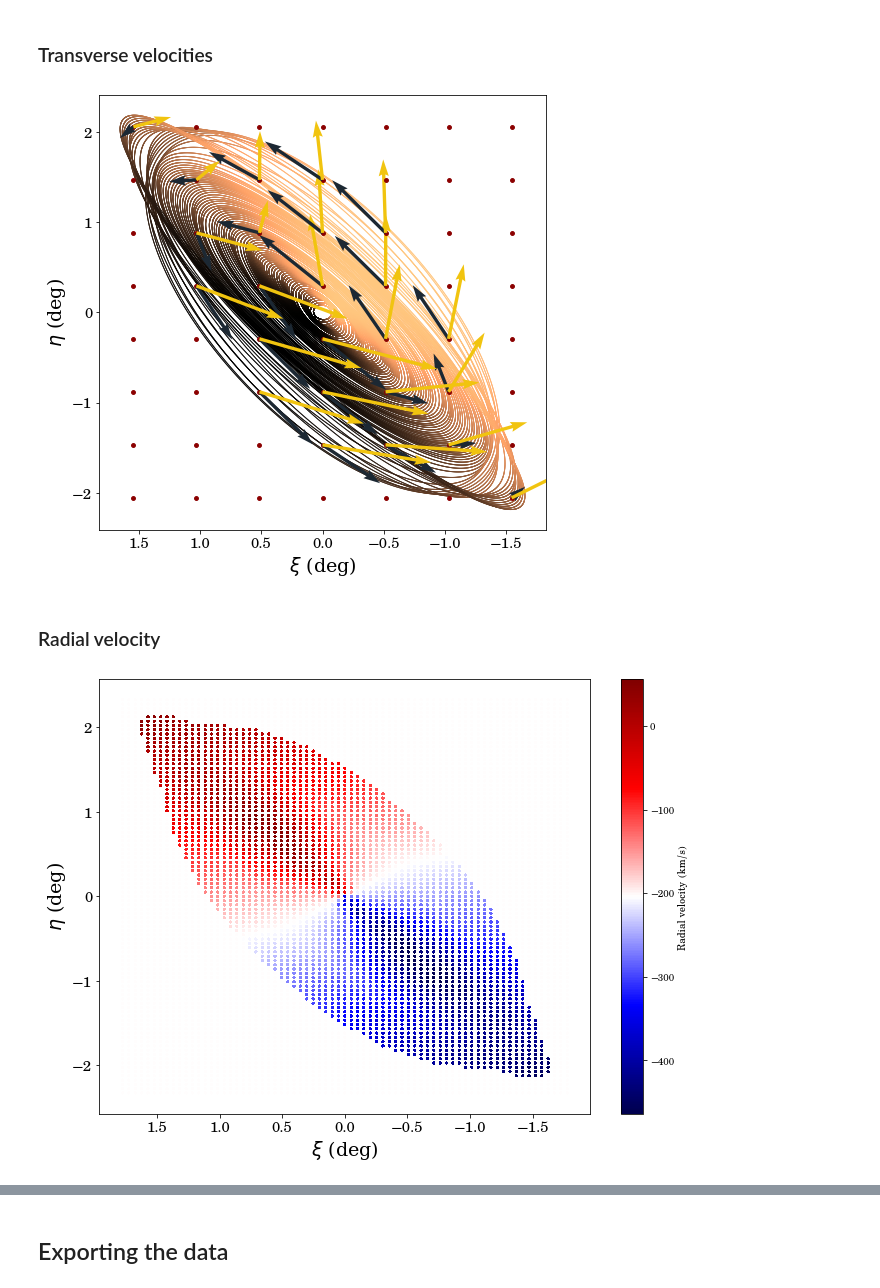
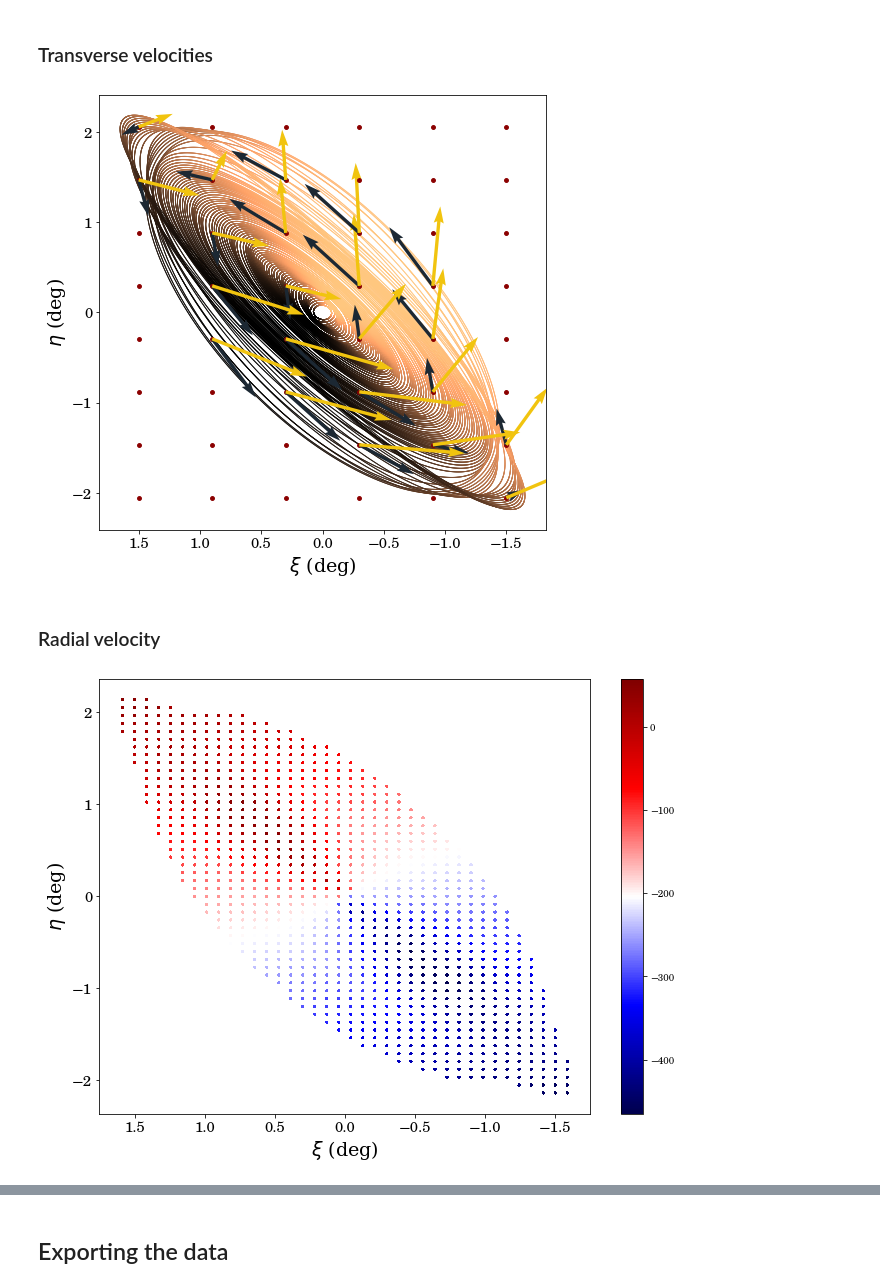
Before and after one commit to SamuelLimbo/AndromedaProperMotion, a Jupyter notebook: DiscModel.ipynb, the cells around one changed output, grey strips where cells are left out. Drawn from its saved outputs; the diff is of its cells as text; code cells hidden in the pictures.

```diff
--- a/DiscModel.ipynb
+++ b/DiscModel.ipynb
@@ -938,7 +938,7 @@ plt.show()
 We are first going to do all the previous steps over again but without plotting all the steps this time, we just want the results.
 # %%
 #Creating the mesh
-xcoord, ycoord, xedges, yedges = mesh_bins(3, 3)
+xcoord, ycoord, xedges, yedges = mesh_bins(1, 1)
 
 #Which ellipses are crossed by the points of the mesh
 EllListCrossed = []
@@ -981,7 +981,7 @@ def HelioVel(vel_list, vel_l, vel_b, vel_r):
 
     return vel
 
-B_helio = HelioVel(B, -138.77, 77.13117618777395, 203.84285669)
+B_helio = HelioVel(B, -138.77, 77.13, 203.84)
 # %% [markdown]
 ### Transverse velocities
 # %%
@@ -1003,38 +1003,42 @@ plt.yticks(fontsize = 15)
 plt.xlabel(r'$\xi$ (deg)', fontname = 'Serif', size = 19)
 plt.ylabel(r'$\eta$ (deg)', fontname = 'Serif', size = 19)
 plt.gca().invert_xaxis()
-#plt.savefig('kibhsdf.png', dpi=500)
+#plt.savefig('Andro_VS_Helio(Arrows).png', dpi=250)
 plt.show()
 # %% [output]
-[figure, old version]
+[figure, new version]
 # %% [markdown]
 ### Radial velocity
+# %%
+#Intruction to make a colormap based on the z component of the velocity
+x_points   = []
+y_points   = []
+colour_map = [[], [], [], [], []] #For the different velocity component
+
+for i in range(len(B)):
+    for j in range(len(B[0])):
+        if B[i][j][0] != 0:
+            x_points.append(xcoord[i][j])
+            y_points.append(ycoord[i][j])
+            colour_map[0].append(B[i][j][0])        #µ_alpha not corrected
+            colour_map[1].append(B[i][j][1])        #µ_delta not corrected
+            colour_map[2].append(B_helio[i][j][0])  #µ_alpha corrected
+            colour_map[3].append(B_helio[i][j][1])  #µ_delta corrected
+            colour_map[4].append(-B_helio[i][j][2]) #µ_radial
 # %%
-#Intruction to make a colormap based on the z component of the velocity
-x_points   = []
-y_points   = []
-colour_map = []
-
-for i in range(len(B)):
-    for j in range(len(B[0])):
-        x_points.append(xcoord[i][j])
-        y_points.append(ycoord[i][j])
-        #colour_map.append(-B[i][j][2]) #the minus comes from the fact that the z axis is oriented towards us instead of the LOS
-        colour_map.append(-B_helio[i][j][2])
-
 plt.figure(figsize=(11, 8))
 #Plot the mesh and the vectors:
 for i in range(len(x_points)):
-    plt.scatter(x_points, y_points, c=colour_map, cmap='seismic', s=5, linewidth=0)
+    plt.scatter(x_points, y_points, c=colour_map[4], cmap='seismic', s=5, linewidth=0)
 
 cbar = plt.colorbar()
-cbar.set_label('Radial velocity (km/s)')
 
 plt.xticks(fontsize = 15)
 plt.yticks(fontsize = 15)
 plt.xlabel(r'$\xi$ (deg)', fontname = 'Serif', size = 19)
 plt.ylabel(r'$\eta$ (deg)', fontname = 'Serif', size = 19)
 plt.gca().invert_xaxis()
+plt.savefig('Radial_Velocity.png', dpi=250)
 plt.show()
 # %% [output]
-[figure, old version]
+[figure, new version]
```
Also changed, not shown: parts of 4 cells of this notebook, 1 other file.
